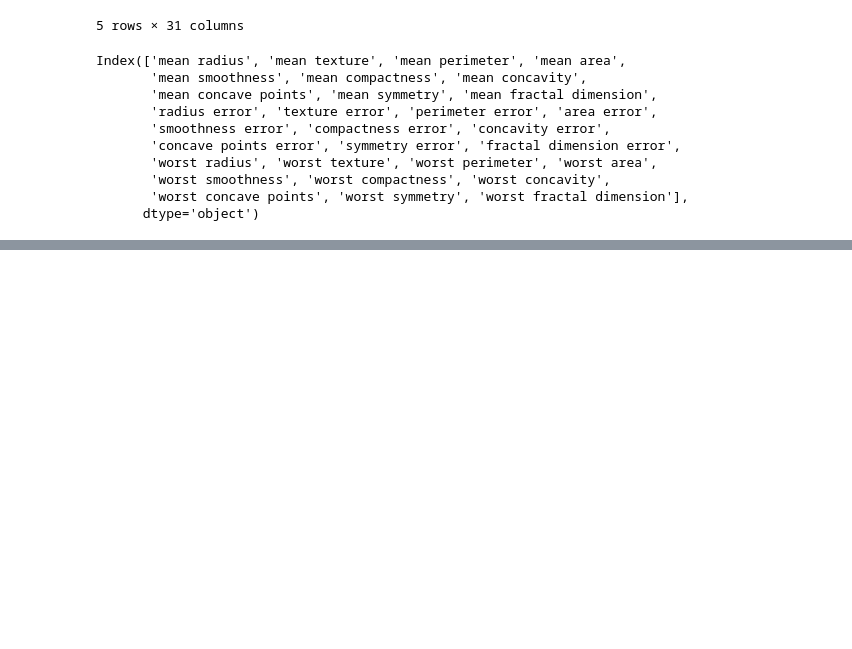
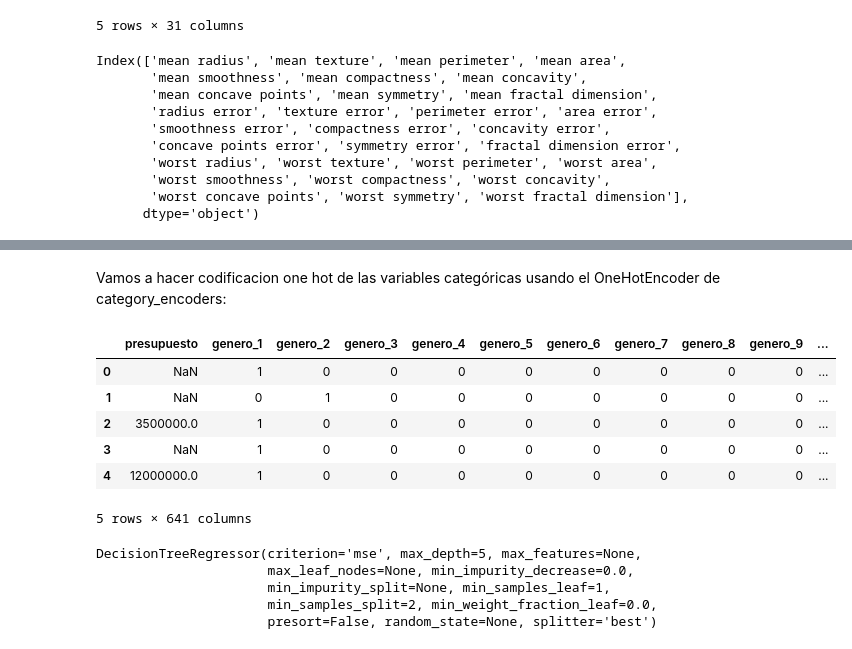
Before and after one commit to manumonforte/Data-Science, a Jupyter notebook: Machine Learning.ipynb, the cells around one changed output, grey strips where cells are left out. Drawn from its saved outputs; the diff is of its cells as text; code cells hidden in the pictures; blank space fills up the shorter version.

Commit message:
applied decisionTree

```diff
--- a/Machine Learning.ipynb
+++ b/Machine Learning.ipynb
@@ -292,0 +297,11 @@ cross_val_score(modelo,
+# %%
+pelis = pd.read_csv("data/movies.csv").drop("titulo",axis=1)
+variable_objetivo = "ventas"
+
+# hay peliculas sin la variable ventas
+pelis = pelis[pelis[variable_objetivo].notnull()]
+
+variables_independientes = pelis.drop(variable_objetivo, axis=1).columns
+
+
+pelis.head()
@@ -292,0 +315,15 @@ cross_val_score(modelo,
+# %% [markdown]
+Vamos a hacer codificacion one hot de las variables categóricas usando el OneHotEncoder de category_encoders:
+# %%
+from category_encoders import OneHotEncoder
+
+pelis = OneHotEncoder().fit_transform(pelis)
+pelis.head()
+# %% [output]
+|  | presupuesto | genero_1 | genero_2 | genero_3 | genero_4 | genero_5 | genero_6 | genero_7 | genero_8 | genero_9 | ... |
+| 0 | NaN | 1 | 0 | 0 | 0 | 0 | 0 | 0 | 0 | 0 | ... |
+| 1 | NaN | 0 | 1 | 0 | 0 | 0 | 0 | 0 | 0 | 0 | ... |
+| 2 | 3500000.0 | 1 | 0 | 0 | 0 | 0 | 0 | 0 | 0 | 0 | ... |
+| 3 | NaN | 1 | 0 | 0 | 0 | 0 | 0 | 0 | 0 | 0 | ... |
+| 4 | 12000000.0 | 1 | 0 | 0 | 0 | 0 | 0 | 0 | 0 | 0 | ... |
+5 rows × 641 columns
@@ -292,0 +337,8 @@ cross_val_score(modelo,
+# %%
+modelo.fit(X,y)
+# %% [output]
+DecisionTreeRegressor(criterion='mse', max_depth=5, max_features=None,
+                      max_leaf_nodes=None, min_impurity_decrease=0.0,
+                      min_impurity_split=None, min_samples_leaf=1,
+                      min_samples_split=2, min_weight_fraction_leaf=0.0,
+                      presort=False, random_state=None, splitter='best')
```
Also changed, not shown: parts of 23 cells of this notebook, 2 other files.
